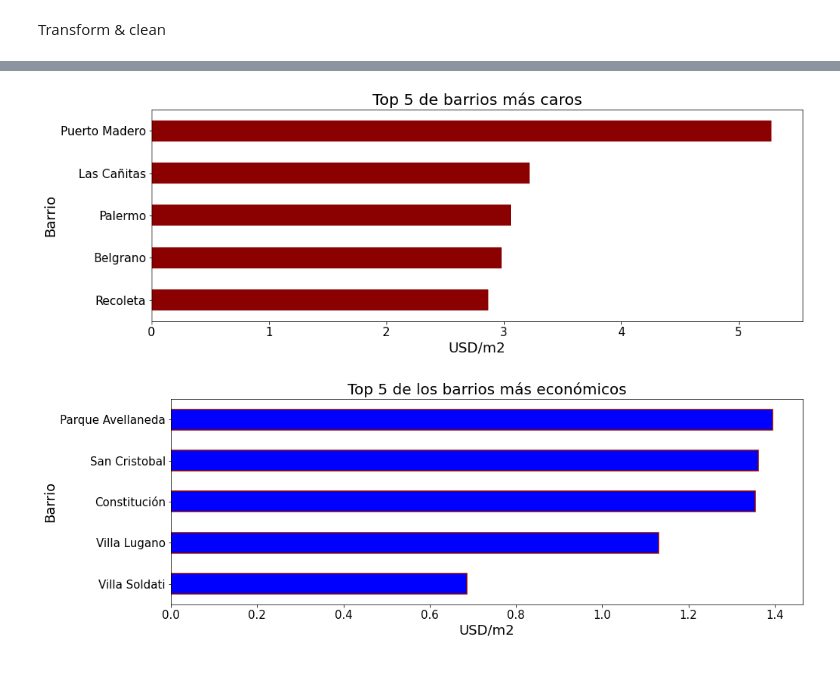
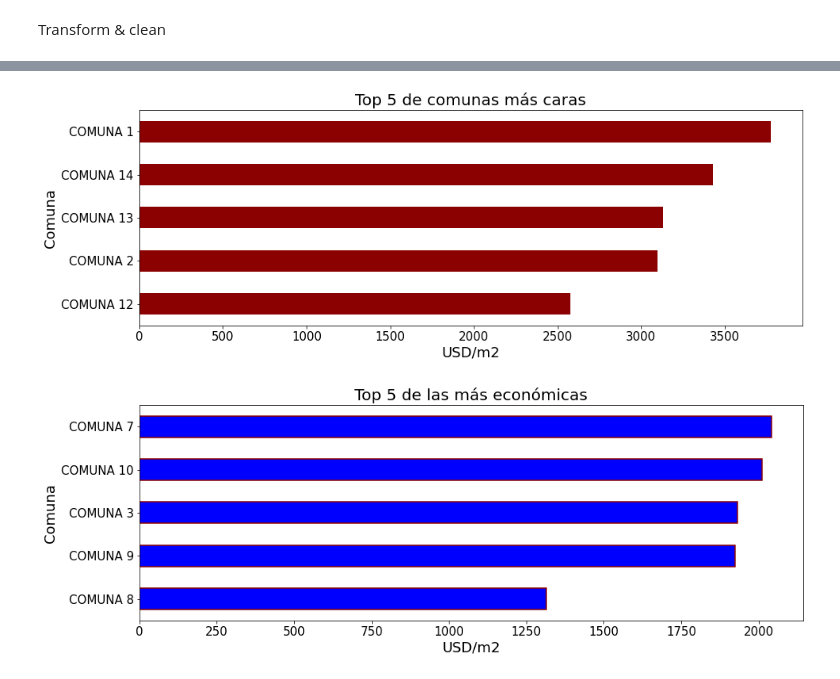
Before and after one commit to crisnicogonzalez/tp-final-isi, a Jupyter notebook: process data.ipynb, the cells around one changed output, grey strips where cells are left out. Drawn from its saved outputs; the diff is of its cells as text; code cells hidden in the pictures.

Commit message:
gráficos por comunas

```diff
--- a/process data.ipynb
+++ b/process data.ipynb
@@ -154,0 +203,2 @@ df["price_usd_per_m2"] = df["price"] / df["surface_total"]
+# %%
+df['COMUNA'] = df['l3'].apply(getComunaByBarrio)
@@ -155,27 +220,27 @@ df["price_usd_per_m2"] = df["price"] / df["surface_total"]
 # %%
 import matplotlib.pyplot as plt
 def get_top_places(df, num, cheapest):
-    return df.groupby(['l3'])['price_usd_per_m2'].mean().sort_values(ascending=cheapest).head(num)
+    return df.groupby(['COMUNA'])['price_usd_per_m2'].mean().sort_values(ascending=cheapest).head(num)
 
 def plot_top_places(df, num, cheapest,colour,title):
     graph = get_top_places(df, num, cheapest).sort_values().plot.barh(figsize=(15,5),color=colour,fontsize=15)
     graph.set_title(title, fontsize=20)
-    graph.set_ylabel("Barrio", fontsize=18)
+    graph.set_ylabel("Comuna", fontsize=18)
     graph.set_xlabel("USD/m2", fontsize=18)
     plt.show()
 # %%
-plot_top_places(df,5, False,'darkred',"Top 5 de barrios más caros")
+plot_top_places(df,5, False,'darkred',"Top 5 de comunas más caras")
 # %% [output]
-[figure, old version]
+[figure, new version]
 # %%
 top5_cheap_CABA = get_top_places(df,5, True)
 graph4 = top5_cheap_CABA.sort_values().plot.barh(figsize=(15,5),color='blue',edgecolor='darkred',lineWidth = 1.5,fontsize=15)
-graph4.set_title("Top 5 de los barrios más económicos", fontsize=20)
-graph4.set_ylabel("Barrio", fontsize=18)
+graph4.set_title("Top 5 de las más económicas", fontsize=20)
+graph4.set_ylabel("Comuna", fontsize=18)
 graph4.set_xlabel("USD/m2", fontsize=18)
 plt.show()
 # %% [output]
-[figure, old version]
+[figure, new version]
 # %%
 from pandas import Series
 import matplotlib.pyplot as plt
```
Also changed, not shown: parts of 18 cells of this notebook.
